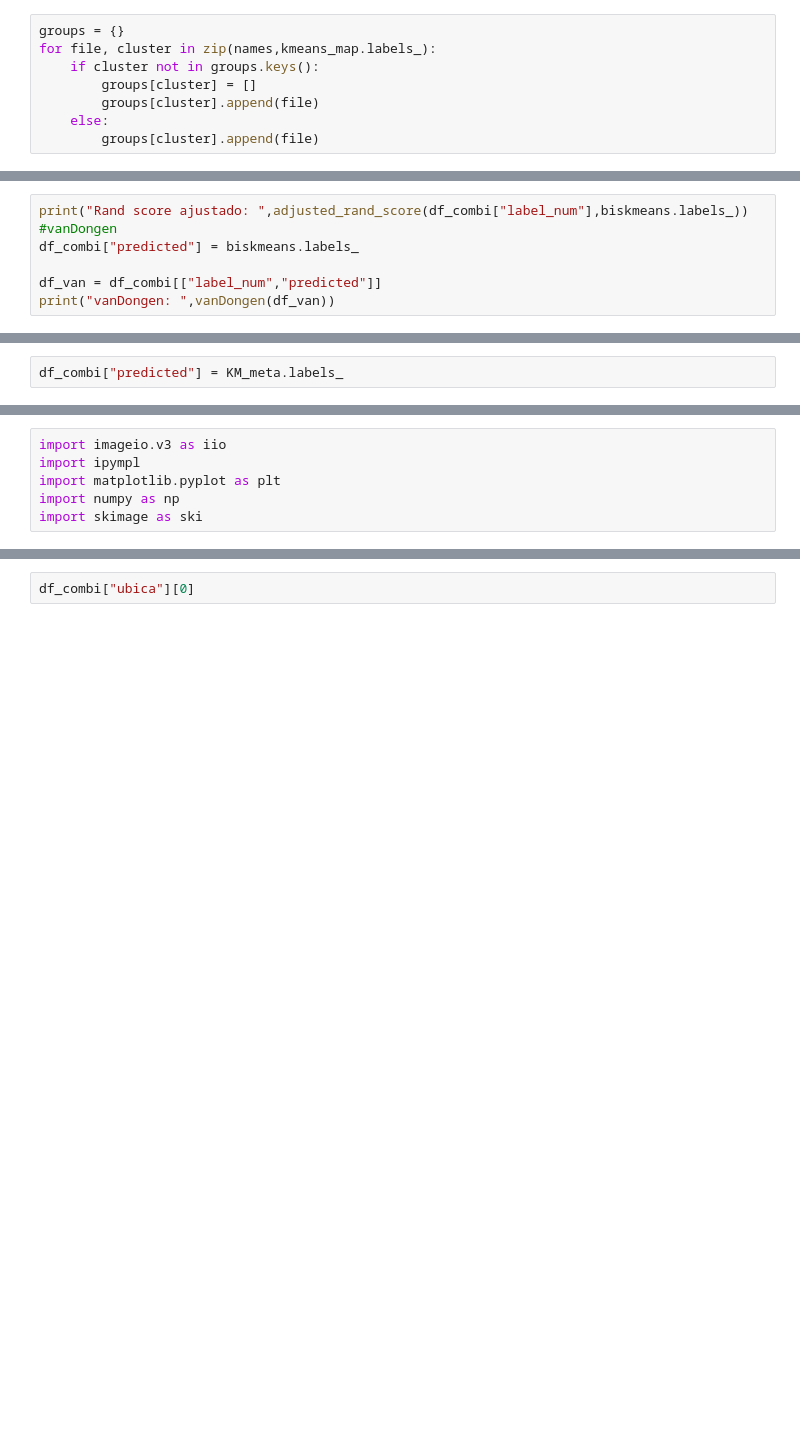
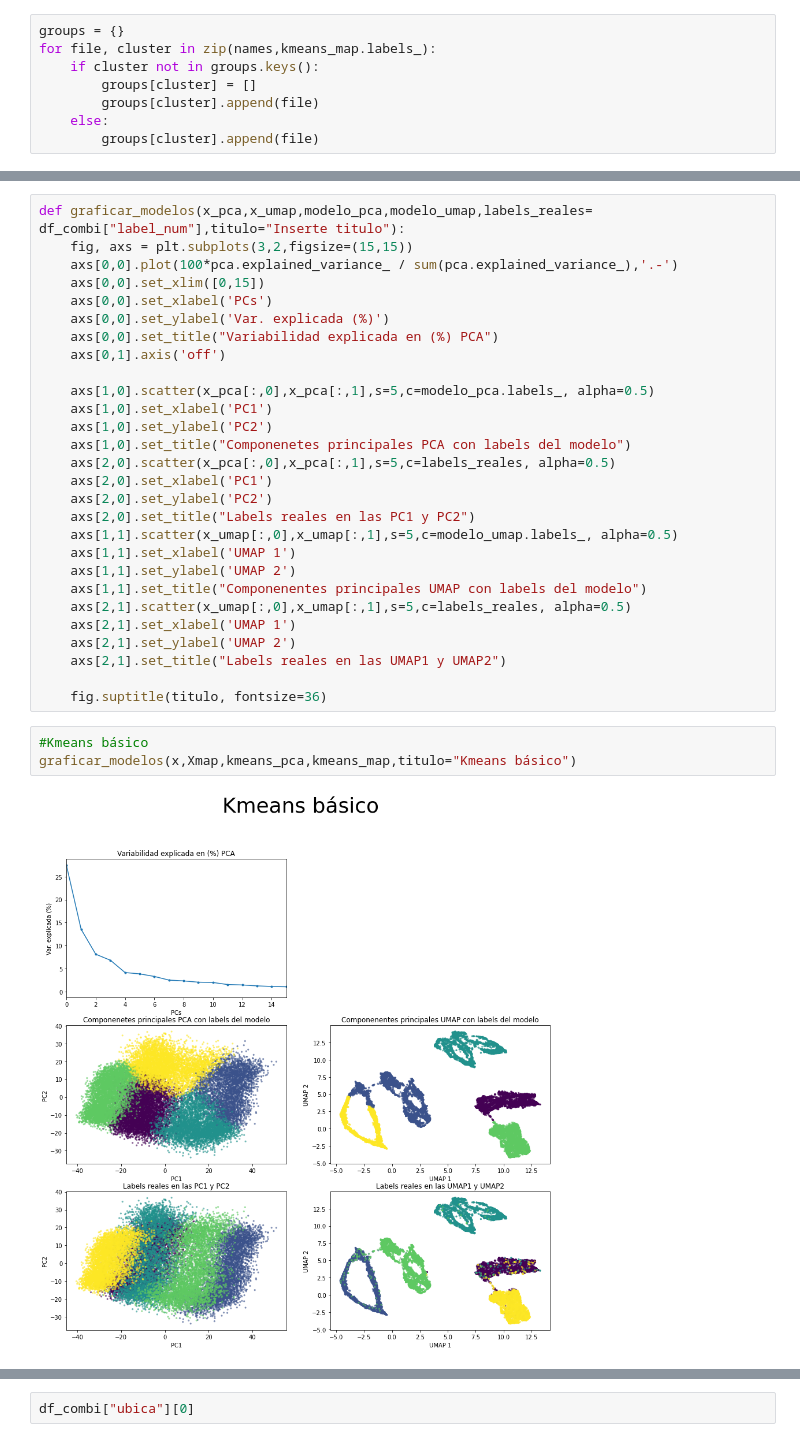
Before and after one commit to RkTcaster/DMCyT, a Jupyter notebook: Tp 1/TP 1.ipynb, the cells around one changed output, grey strips where cells are left out. Saved outputs shown, nothing was run; the diff lists cells and outputs as text; blank space fills up the shorter version.

```diff
--- a/Tp 1/TP 1.ipynb
+++ b/Tp 1/TP 1.ipynb
@@ -659,7 +451,0 @@ grafica_silhouette(biskmeans,x)
-# %%
-print("Rand score ajustado: ",adjusted_rand_score(df_combi["label_num"],biskmeans.labels_))
-#vanDongen
-df_combi["predicted"] = biskmeans.labels_
-
-df_van = df_combi[["label_num","predicted"]]
-print("vanDongen: ",vanDongen(df_van))
@@ -762,2 +451,0 @@ grafica_silhouette(KM_meta,x)
-# %%
-df_combi["predicted"] = KM_meta.labels_
@@ -825,6 +452,33 @@ Note: you may need to restart the kernel to use updated packages.
-# %%
-import imageio.v3 as iio
-import ipympl
-import matplotlib.pyplot as plt
-import numpy as np
-import skimage as ski
+# %%
+def graficar_modelos(x_pca,x_umap,modelo_pca,modelo_umap,labels_reales= df_combi["label_num"],titulo="Inserte titulo"):
+    fig, axs = plt.subplots(3,2,figsize=(15,15))
+    axs[0,0].plot(100*pca.explained_variance_ / sum(pca.explained_variance_),'.-')
+    axs[0,0].set_xlim([0,15])
+    axs[0,0].set_xlabel('PCs')
+    axs[0,0].set_ylabel('Var. explicada (%)')
+    axs[0,0].set_title("Variabilidad explicada en (%) PCA")
+    axs[0,1].axis('off')
+
+    axs[1,0].scatter(x_pca[:,0],x_pca[:,1],s=5,c=modelo_pca.labels_, alpha=0.5)
+    axs[1,0].set_xlabel('PC1')
+    axs[1,0].set_ylabel('PC2')
+    axs[1,0].set_title("Componenetes principales PCA con labels del modelo")
+    axs[2,0].scatter(x_pca[:,0],x_pca[:,1],s=5,c=labels_reales, alpha=0.5)
+    axs[2,0].set_xlabel('PC1')
+    axs[2,0].set_ylabel('PC2')
+    axs[2,0].set_title("Labels reales en las PC1 y PC2")
+    axs[1,1].scatter(x_umap[:,0],x_umap[:,1],s=5,c=modelo_umap.labels_, alpha=0.5)
+    axs[1,1].set_xlabel('UMAP 1')
+    axs[1,1].set_ylabel('UMAP 2')
+    axs[1,1].set_title("Componenentes principales UMAP con labels del modelo")
+    axs[2,1].scatter(x_umap[:,0],x_umap[:,1],s=5,c=labels_reales, alpha=0.5)
+    axs[2,1].set_xlabel('UMAP 1')
+    axs[2,1].set_ylabel('UMAP 2')
+    axs[2,1].set_title("Labels reales en las UMAP1 y UMAP2")
+
+    fig.suptitle(titulo, fontsize=36)
+# %%
+#Kmeans básico
+graficar_modelos(x,Xmap,kmeans_pca,kmeans_map,titulo="Kmeans básico")
+# %% [output]
+[figure, added]
```
Also changed, not shown: parts of 75 cells of this notebook.
